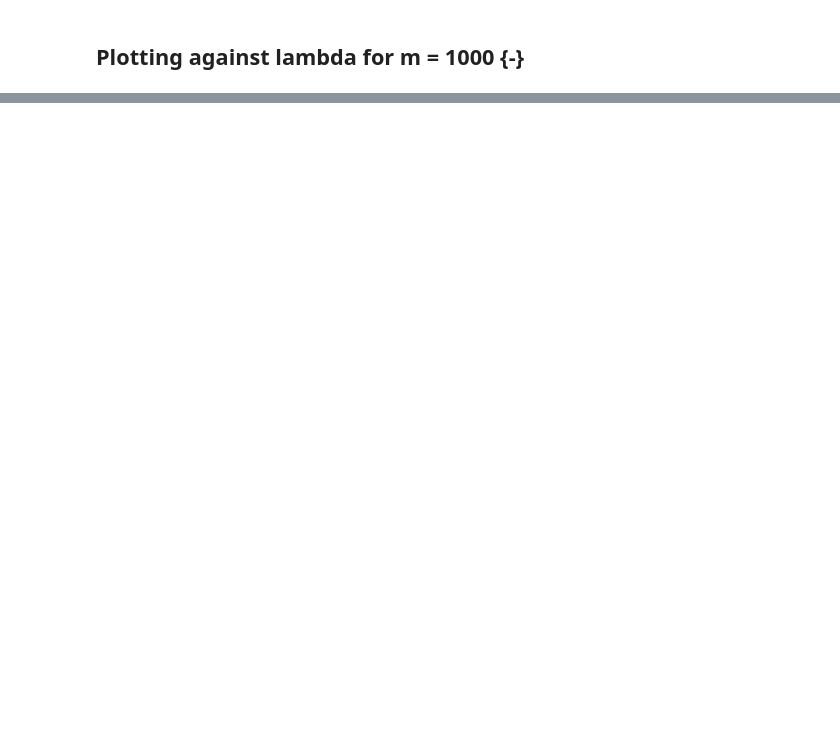
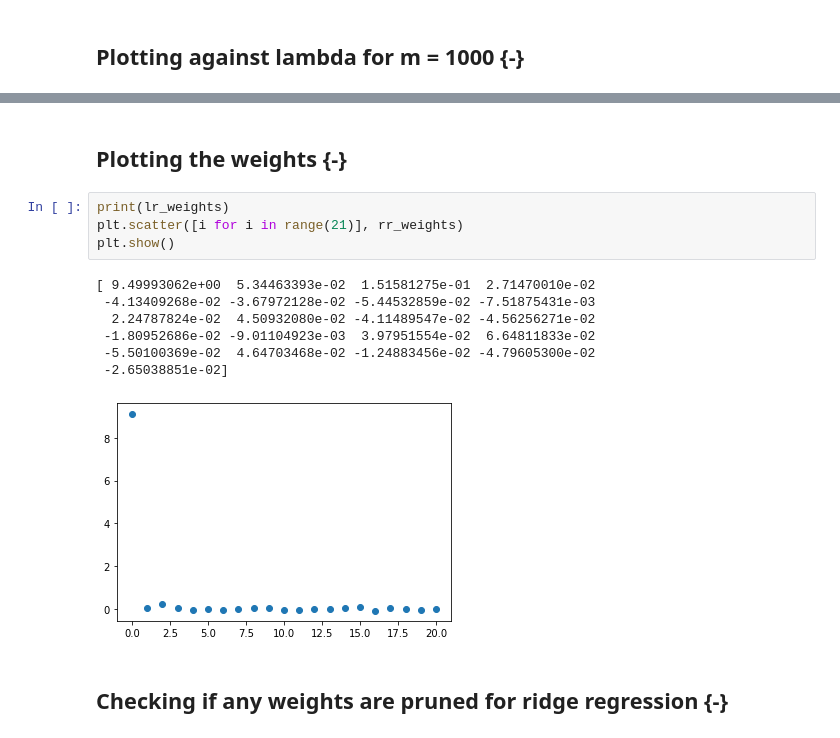
Before and after one commit to harsh-bhatt-25/ML_CS536, a Jupyter notebook: Assignment 5/Linear Regression.ipynb, the cells around one changed output, grey strips where cells are left out. Drawn from its saved outputs; the diff is of its cells as text; blank space fills up the shorter version.

```diff
--- a/Assignment 5/Linear Regression.ipynb
+++ b/Assignment 5/Linear Regression.ipynb
@@ -173,0 +201,16 @@ plt.show()
+# %% [markdown]
+## Plotting the weights {-}
+# %%
+print(lr_weights)
+plt.scatter([i for i in range(21)], rr_weights)
+plt.show()
+# %% [output]
+[ 9.49993062e+00  5.34463393e-02  1.51581275e-01  2.71470010e-02
+ -4.13409268e-02 -3.67972128e-02 -5.44532859e-02 -7.51875431e-03
+  2.24787824e-02  4.50932080e-02 -4.11489547e-02 -4.56256271e-02
+ -1.80952686e-02 -9.01104923e-03  3.97951554e-02  6.64811833e-02
+ -5.50100369e-02  4.64703468e-02 -1.24883456e-02 -4.79605300e-02
+ -2.65038851e-02]
+[figure, added]
+# %% [markdown]
+## Checking if any weights are pruned for ridge regression {-}
```
Also changed, not shown: parts of 44 cells of this notebook, 1 other file.
